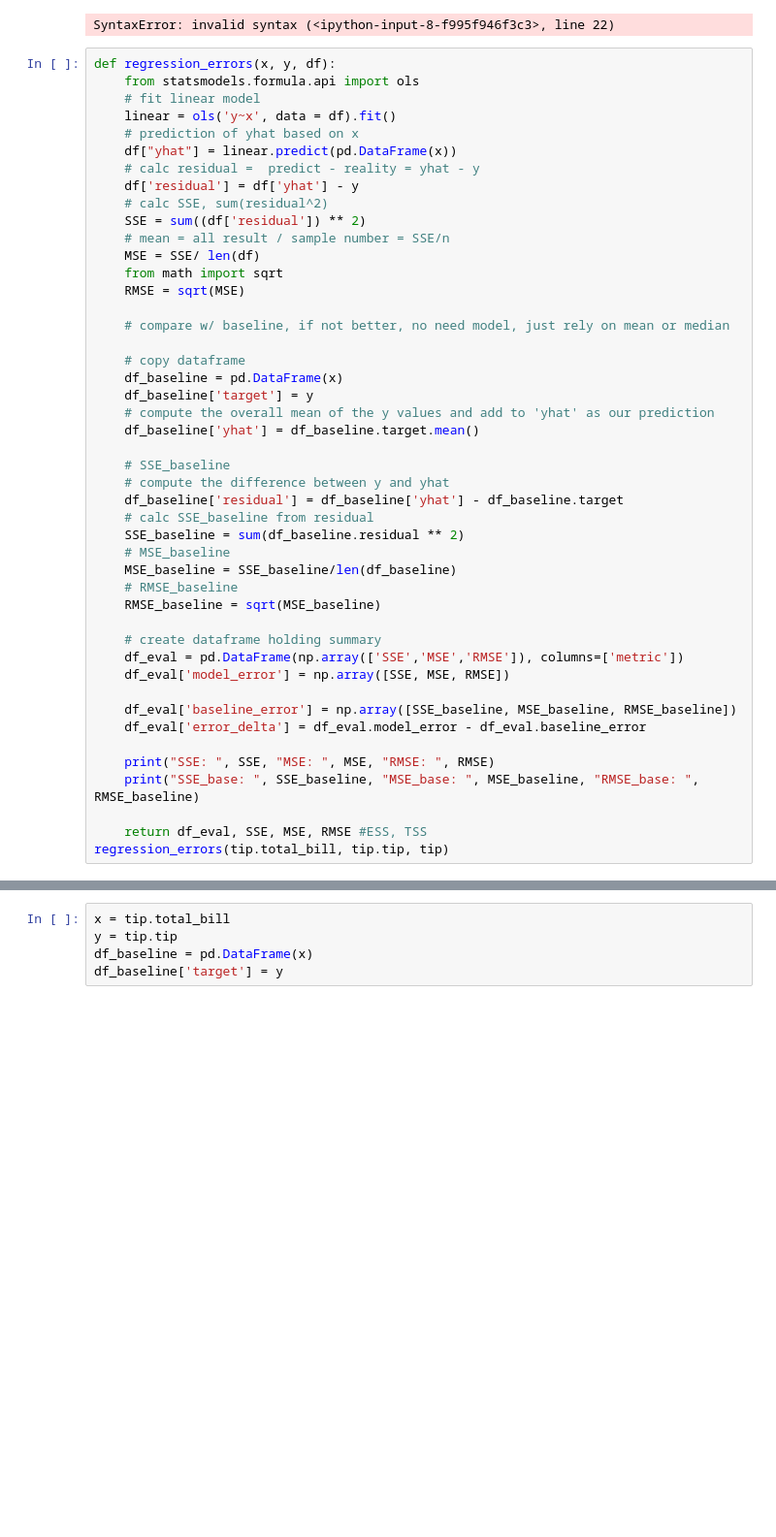
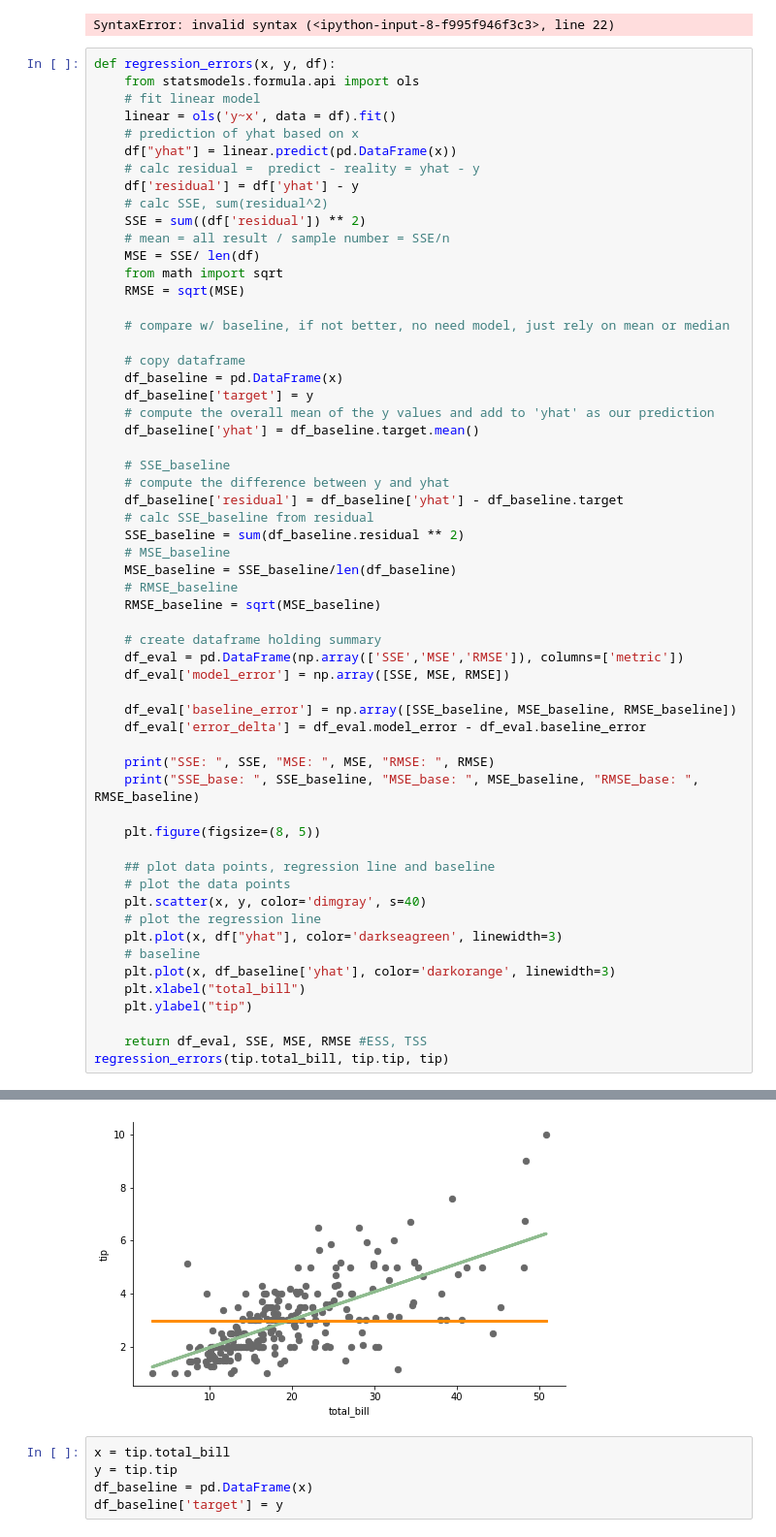
Before and after one commit to Jacqueline-A-Shay/ds-methodologies-exercises, a Jupyter notebook: regression/evaluate.ipynb, the cells around one changed output, grey strips where cells are left out. Shown at 97% size. Saved outputs shown, nothing was run; the diff lists cells and outputs as text; blank space fills up the shorter version.

Commit message:
plot reg line and baseline

```diff
--- a/regression/evaluate.ipynb
+++ b/regression/evaluate.ipynb
@@ -441,33 +441,46 @@ def regression_errors(x, y, df):
     df_baseline['residual'] = df_baseline['yhat'] - df_baseline.target
     # calc SSE_baseline from residual
     SSE_baseline = sum(df_baseline.residual ** 2)
     # MSE_baseline
     MSE_baseline = SSE_baseline/len(df_baseline)
     # RMSE_baseline
     RMSE_baseline = sqrt(MSE_baseline)
 
     # create dataframe holding summary
     df_eval = pd.DataFrame(np.array(['SSE','MSE','RMSE']), columns=['metric'])
     df_eval['model_error'] = np.array([SSE, MSE, RMSE])
 
     df_eval['baseline_error'] = np.array([SSE_baseline, MSE_baseline, RMSE_baseline])
     df_eval['error_delta'] = df_eval.model_error - df_eval.baseline_error
 
     print("SSE: ", SSE, "MSE: ", MSE, "RMSE: ", RMSE)
     print("SSE_base: ", SSE_baseline, "MSE_base: ", MSE_baseline, "RMSE_base: ", RMSE_baseline)
 
+    plt.figure(figsize=(8, 5))
+
+    ## plot data points, regression line and baseline
+    # plot the data points
+    plt.scatter(x, y, color='dimgray', s=40)
+    # plot the regression line
+    plt.plot(x, df["yhat"], color='darkseagreen', linewidth=3)
+    # baseline
+    plt.plot(x, df_baseline['yhat'], color='darkorange', linewidth=3)
+    plt.xlabel("total_bill")
+    plt.ylabel("tip")
+
     return df_eval, SSE, MSE, RMSE #ESS, TSS
 regression_errors(tip.total_bill, tip.tip, tip)
 # %% [output]
 SSE:  252.78874385077603 MSE:  1.036019442011377 RMSE:  1.0178504025697377
 SSE_base:  465.21247704918085 MSE_base:  1.9066085124966428 RMSE_base:  1.3807999538298958
 (  metric  model_error  baseline_error  error_delta
  0    SSE   252.788744      465.212477  -212.423733
  1    MSE     1.036019        1.906609    -0.870589
  2   RMSE     1.017850        1.380800    -0.362950,
  252.78874385077603,
  1.036019442011377,
  1.0178504025697377)
+[figure, added]
 # %%
 x = tip.total_bill
 y = tip.tip
```
Also changed, not shown: parts of 4 cells of this notebook.
